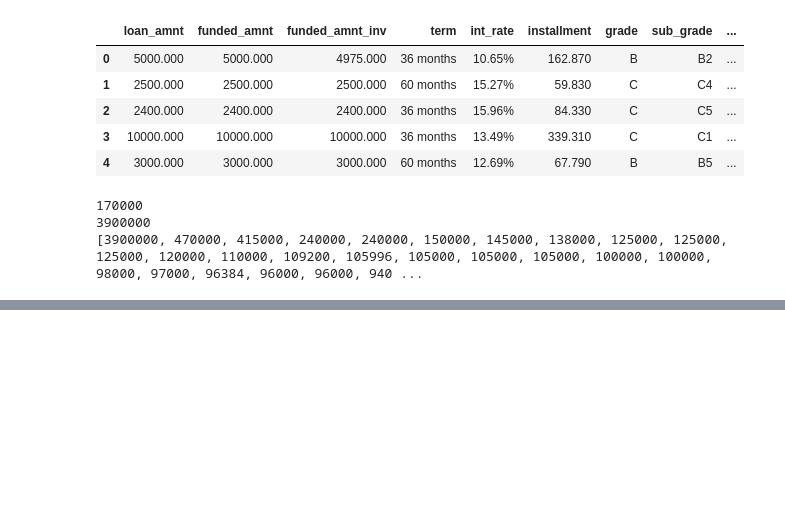
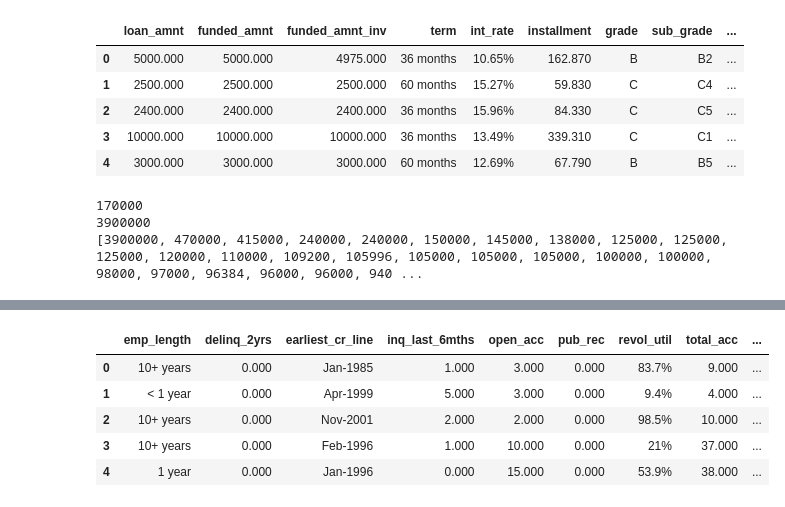
Before and after one commit to shashikumar2010s/AT-T, a Jupyter notebook: EDA.ipynb, the cells around one changed output, grey strips where cells are left out. Saved outputs shown, nothing was run; the diff lists cells and outputs as text; code cells hidden in the pictures; blank space fills up the shorter version.

```diff
--- a/EDA.ipynb
+++ b/EDA.ipynb
@@ -343,0 +383,2 @@ loan_amnt	funded_amnt
+# %%
+loan_stat_df = loan_stat_df.drop(['title', 'emp_title'], axis=1)
@@ -343,0 +389,6 @@ loan_amnt	funded_amnt
+# %%
+def extract_term(s):
+    return int(s.split()[0])
+
+# Apply the function to the 'term' column using the .apply() method
+loan_stat_df['term'] = loan_stat_df['term'].apply(extract_term)
@@ -343,0 +415,10 @@ loan_amnt	funded_amnt
+# %%
+# only columns with missing values
+loan_stat_df[list(cols_with_missing_vals.index)].head()
+# %% [output]
+|  | emp_length | delinq_2yrs | earliest_cr_line | inq_last_6mths | open_acc | pub_rec | revol_util | total_acc | ... |
+| 0 | 10+ years | 0.000 | Jan-1985 | 1.000 | 3.000 | 0.000 | 83.7% | 9.000 | ... |
+| 1 | < 1 year | 0.000 | Apr-1999 | 5.000 | 3.000 | 0.000 | 9.4% | 4.000 | ... |
+| 2 | 10+ years | 0.000 | Nov-2001 | 2.000 | 2.000 | 0.000 | 98.5% | 10.000 | ... |
+| 3 | 10+ years | 0.000 | Feb-1996 | 1.000 | 10.000 | 0.000 | 21% | 37.000 | ... |
+| 4 | 1 year | 0.000 | Jan-1996 | 0.000 | 15.000 | 0.000 | 53.9% | 38.000 | ... |
```
Also changed, not shown: parts of 24 cells of this notebook.
